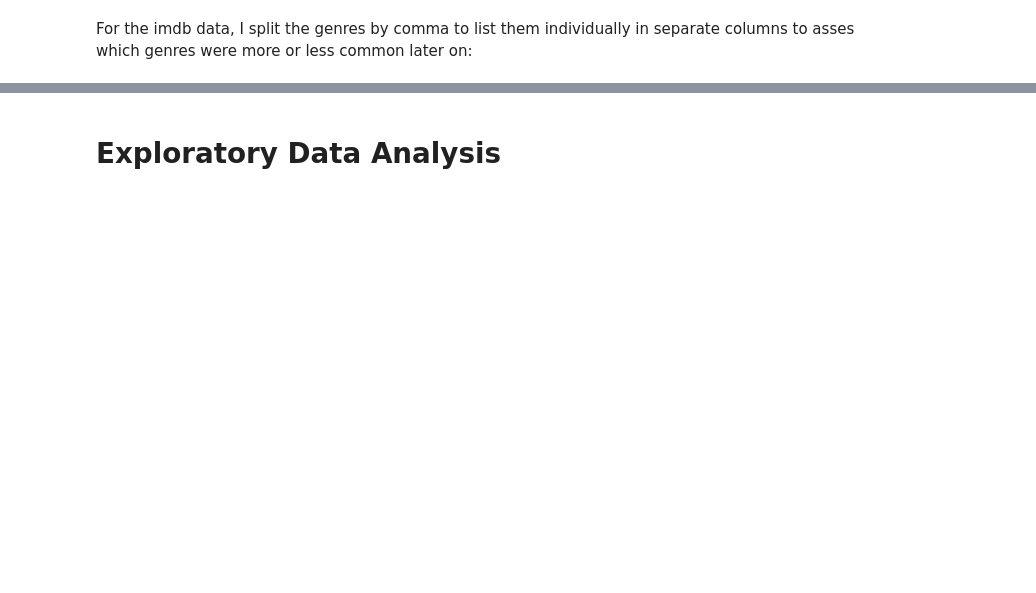
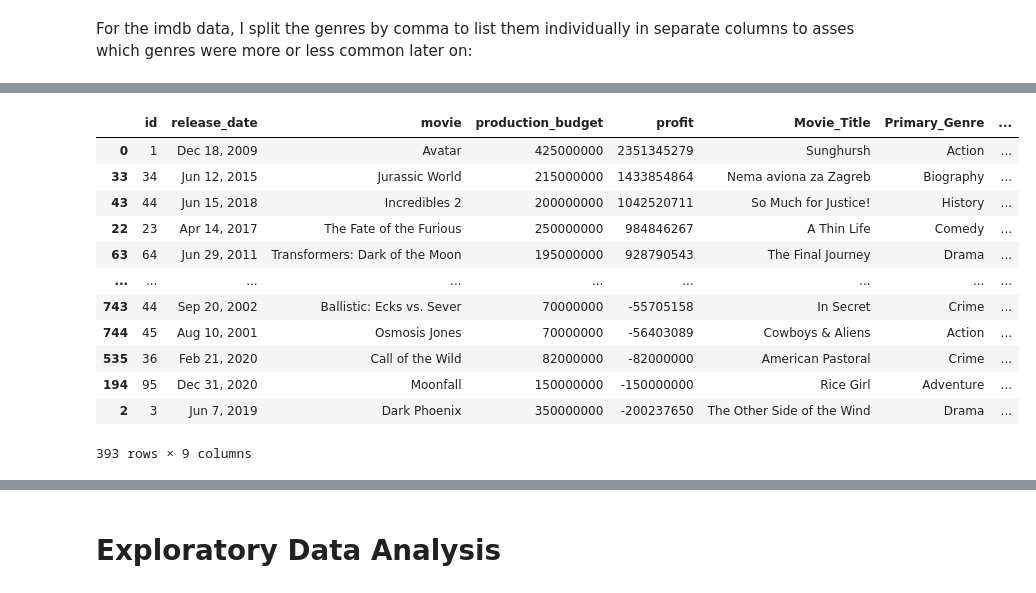
Before and after one commit to nicolemichaud03/Microsoft_Movie_data_project, a Jupyter notebook: Notebook.ipynb, the cells around one changed output, grey strips where cells are left out. Cells and saved outputs as stored; diff of their text form; code cells hidden in the pictures; blank space fills up the shorter version.

```diff
--- a/Notebook.ipynb
+++ b/Notebook.ipynb
@@ -175,0 +321,17 @@ imdb_and_genres.head()
+# %%
+sorted_profits = imdb_and_genres.sort_values('profit', ascending=False)
+sorted_profits
+# %% [output]
+|  | id | release_date | movie | production_budget | profit | Movie_Title | Primary_Genre | ... |
+| 0 | 1 | Dec 18, 2009 | Avatar | 425000000 | 2351345279 | Sunghursh | Action | ... |
+| 33 | 34 | Jun 12, 2015 | Jurassic World | 215000000 | 1433854864 | Nema aviona za Zagreb | Biography | ... |
+| 43 | 44 | Jun 15, 2018 | Incredibles 2 | 200000000 | 1042520711 | So Much for Justice! | History | ... |
+| 22 | 23 | Apr 14, 2017 | The Fate of the Furious | 250000000 | 984846267 | A Thin Life | Comedy | ... |
+| 63 | 64 | Jun 29, 2011 | Transformers: Dark of the Moon | 195000000 | 928790543 | The Final Journey | Drama | ... |
+| ... | ... | ... | ... | ... | ... | ... | ... | ... |
+| 743 | 44 | Sep 20, 2002 | Ballistic: Ecks vs. Sever | 70000000 | -55705158 | In Secret | Crime | ... |
+| 744 | 45 | Aug 10, 2001 | Osmosis Jones | 70000000 | -56403089 | Cowboys & Aliens | Action | ... |
+| 535 | 36 | Feb 21, 2020 | Call of the Wild | 82000000 | -82000000 | American Pastoral | Crime | ... |
+| 194 | 95 | Dec 31, 2020 | Moonfall | 150000000 | -150000000 | Rice Girl | Adventure | ... |
+| 2 | 3 | Jun 7, 2019 | Dark Phoenix | 350000000 | -200237650 | The Other Side of the Wind | Drama | ... |
+393 rows × 9 columns
```
Also changed, not shown: parts of 23 cells of this notebook.
